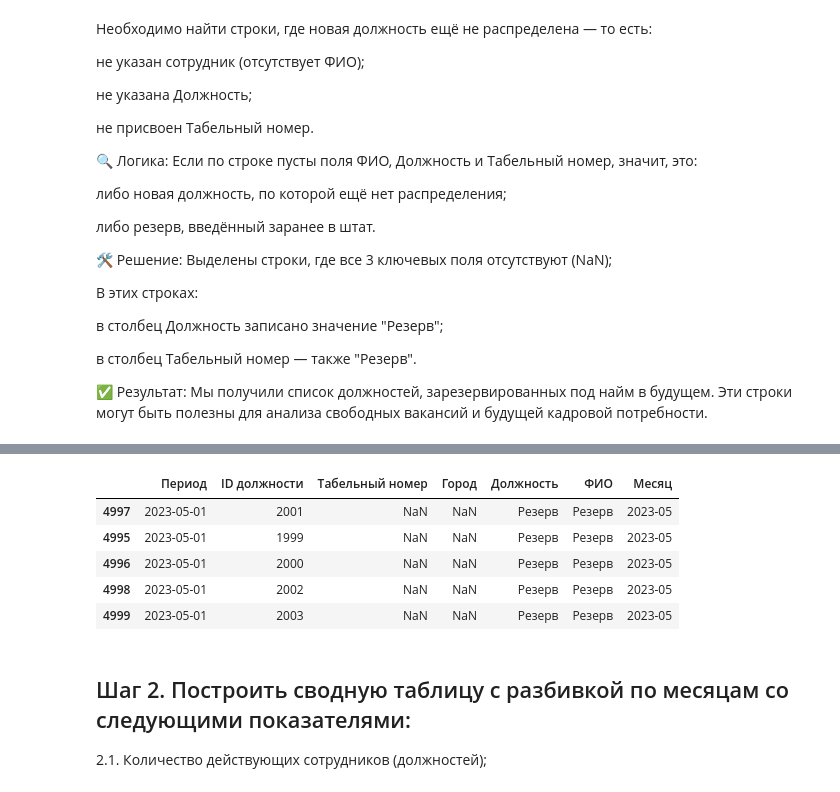
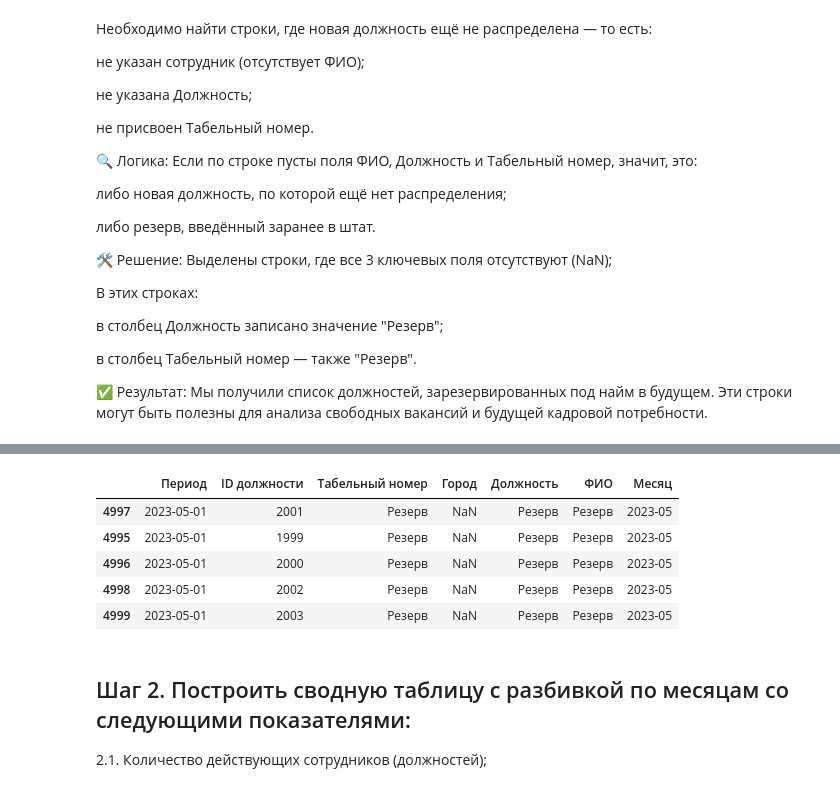
Before and after one commit to liliya-star/analyst-staff-analysis, a Jupyter notebook: analyst_test_case.ipynb, the cells around one changed output, grey strips where cells are left out. Saved outputs shown, nothing was run; the diff lists cells and outputs as text; code cells hidden in the pictures.

```diff
--- a/analyst_test_case.ipynb
+++ b/analyst_test_case.ipynb
@@ -235,12 +209,0 @@ df_with_reserve[mask_reserve].head(10)
-# %%
-df_staff_reserve = df_staff_cleaned[df_staff_cleaned['Табельный номер'].isna() & df_staff_cleaned['Должность'].isna()].copy()
-df_staff_reserve['Должность'] = 'Резерв'
-df_staff_reserve['ФИО'] = 'Резерв'
-df_staff_reserve.head()
-# %% [output]
-|  | Период | ID должности | Табельный номер | Город | Должность | ФИО | Месяц |
-| 4997 | 2023-05-01 | 2001 | NaN | NaN | Резерв | Резерв | 2023-05 |
-| 4995 | 2023-05-01 | 1999 | NaN | NaN | Резерв | Резерв | 2023-05 |
-| 4996 | 2023-05-01 | 2000 | NaN | NaN | Резерв | Резерв | 2023-05 |
-| 4998 | 2023-05-01 | 2002 | NaN | NaN | Резерв | Резерв | 2023-05 |
-| 4999 | 2023-05-01 | 2003 | NaN | NaN | Резерв | Резерв | 2023-05 |
@@ -249,3 +210,25 @@ df_staff_cleaned = pd.concat([df_staff_cleaned, df_staff_reserve], ignore_index=
+# %%
+df_with_reserve = df_staff_cleaned.copy()
+
+# Условие: все три поля пустые — это резерв
+mask_reserve = (
+    df_with_reserve['Табельный номер'].isnull() &
+    df_with_reserve['Должность'].isnull() &
+    df_with_reserve['ФИО'].isnull()
+)
+
+# Проставим "Резерв" в нужные поля
+df_with_reserve.loc[mask_reserve, 'Должность'] = 'Резерв'
+df_with_reserve.loc[mask_reserve, 'Табельный номер'] = 'Резерв'
+df_with_reserve.loc[mask_reserve, 'ФИО'] = 'Резерв'
+display(df_with_reserve[mask_reserve].head())
+# %% [output]
+|  | Период | ID должности | Табельный номер | Город | Должность | ФИО | Месяц |
+| 4997 | 2023-05-01 | 2001 | Резерв | NaN | Резерв | Резерв | 2023-05 |
+| 4995 | 2023-05-01 | 1999 | Резерв | NaN | Резерв | Резерв | 2023-05 |
+| 4996 | 2023-05-01 | 2000 | Резерв | NaN | Резерв | Резерв | 2023-05 |
+| 4998 | 2023-05-01 | 2002 | Резерв | NaN | Резерв | Резерв | 2023-05 |
+| 4999 | 2023-05-01 | 2003 | Резерв | NaN | Резерв | Резерв | 2023-05 |
 # %% [markdown]
 ## Шаг 2. Построить сводную таблицу с разбивкой по месяцам со следующими показателями:
 2.1. Количество действующих сотрудников (должностей);
```
Also changed, not shown: parts of 26 cells of this notebook.
